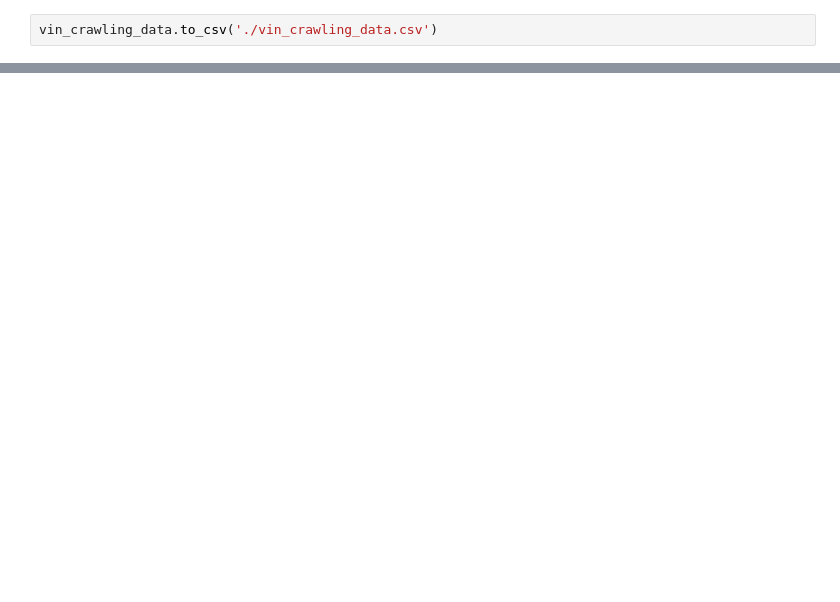
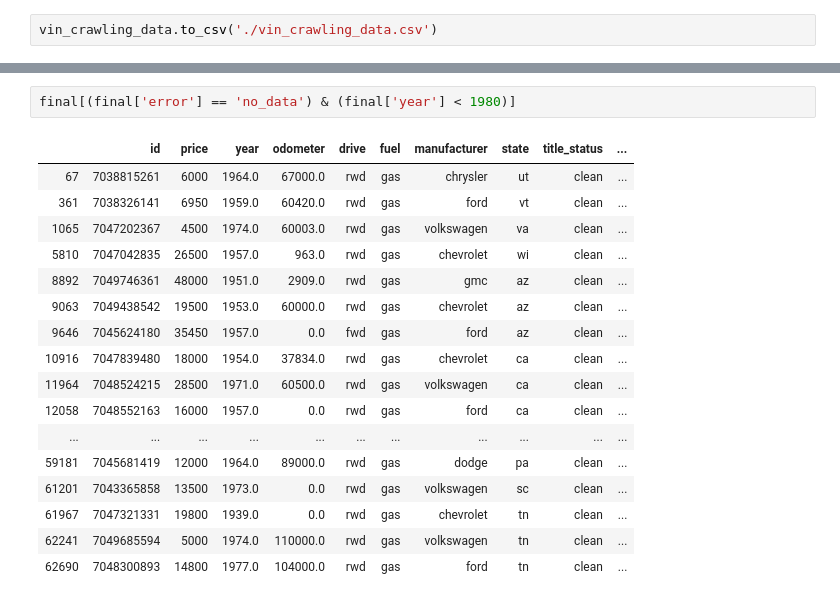
Before and after one commit to HowardHowonYu/Usedcar_regression_project, a Jupyter notebook: howard/vin_crawling_code.ipynb, the cells around one changed output, grey strips where cells are left out. Drawn from its saved outputs; the diff is of its cells as text; blank space fills up the shorter version.

```diff
--- a/howard/vin_crawling_code.ipynb
+++ b/howard/vin_crawling_code.ipynb
@@ -281,0 +501,20 @@ vin_crawling_data.to_csv('./vin_crawling_data.csv')
+# %%
+final[(final['error'] == 'no_data') & (final['year'] < 1980)]
+# %% [output]
+|  | id | price | year | odometer | drive | fuel | manufacturer | state | title_status | ... |
+| 67 | 7038815261 | 6000 | 1964.0 | 67000.0 | rwd | gas | chrysler | ut | clean | ... |
+| 361 | 7038326141 | 6950 | 1959.0 | 60420.0 | rwd | gas | ford | vt | clean | ... |
+| 1065 | 7047202367 | 4500 | 1974.0 | 60003.0 | rwd | gas | volkswagen | va | clean | ... |
+| 5810 | 7047042835 | 26500 | 1957.0 | 963.0 | rwd | gas | chevrolet | wi | clean | ... |
+| 8892 | 7049746361 | 48000 | 1951.0 | 2909.0 | rwd | gas | gmc | az | clean | ... |
+| 9063 | 7049438542 | 19500 | 1953.0 | 60000.0 | rwd | gas | chevrolet | az | clean | ... |
+| 9646 | 7045624180 | 35450 | 1957.0 | 0.0 | fwd | gas | ford | az | clean | ... |
+| 10916 | 7047839480 | 18000 | 1954.0 | 37834.0 | rwd | gas | chevrolet | ca | clean | ... |
+| 11964 | 7048524215 | 28500 | 1971.0 | 60500.0 | rwd | gas | volkswagen | ca | clean | ... |
+| 12058 | 7048552163 | 16000 | 1957.0 | 0.0 | rwd | gas | ford | ca | clean | ... |
+| ... | ... | ... | ... | ... | ... | ... | ... | ... | ... | ... |
+| 59181 | 7045681419 | 12000 | 1964.0 | 89000.0 | rwd | gas | dodge | pa | clean | ... |
+| 61201 | 7043365858 | 13500 | 1973.0 | 0.0 | rwd | gas | volkswagen | sc | clean | ... |
+| 61967 | 7047321331 | 19800 | 1939.0 | 0.0 | rwd | gas | chevrolet | tn | clean | ... |
+| 62241 | 7049685594 | 5000 | 1974.0 | 110000.0 | rwd | gas | volkswagen | tn | clean | ... |
+| 62690 | 7048300893 | 14800 | 1977.0 | 104000.0 | rwd | gas | ford | tn | clean | ... |
```
Also changed, not shown: parts of 62 cells of this notebook, 4 other files.
